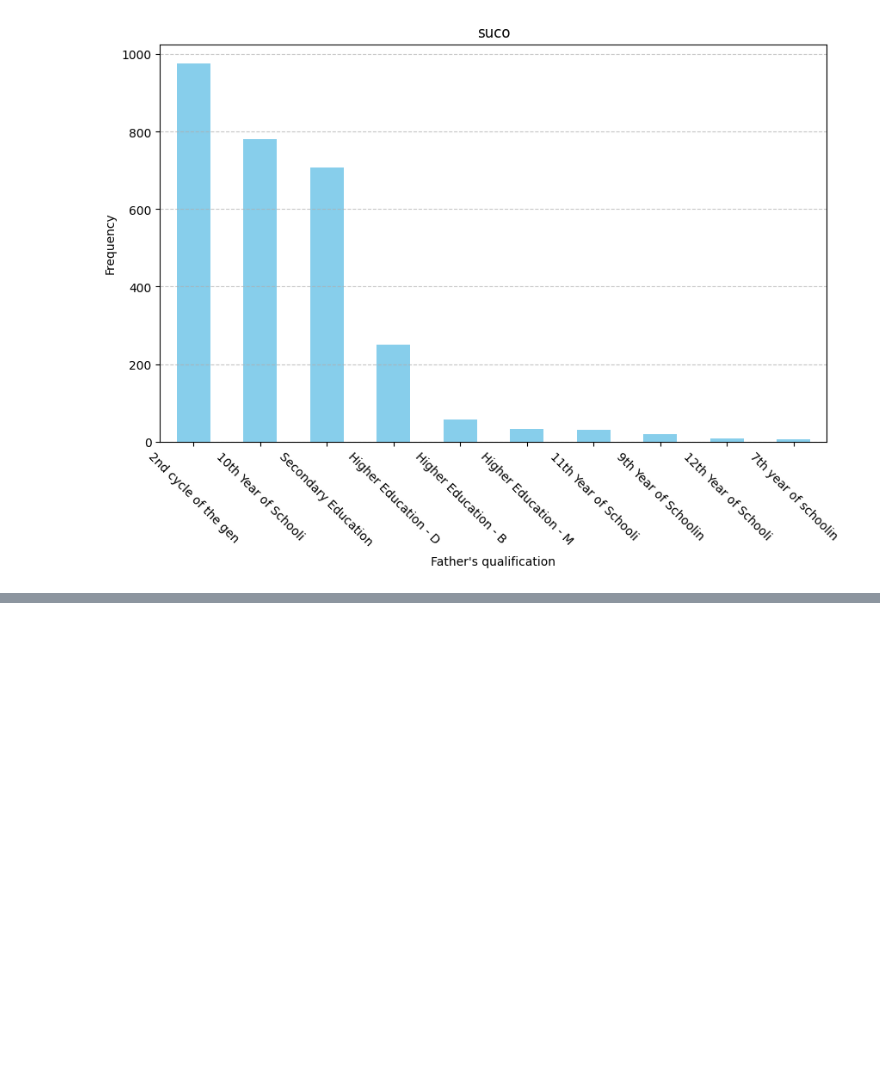
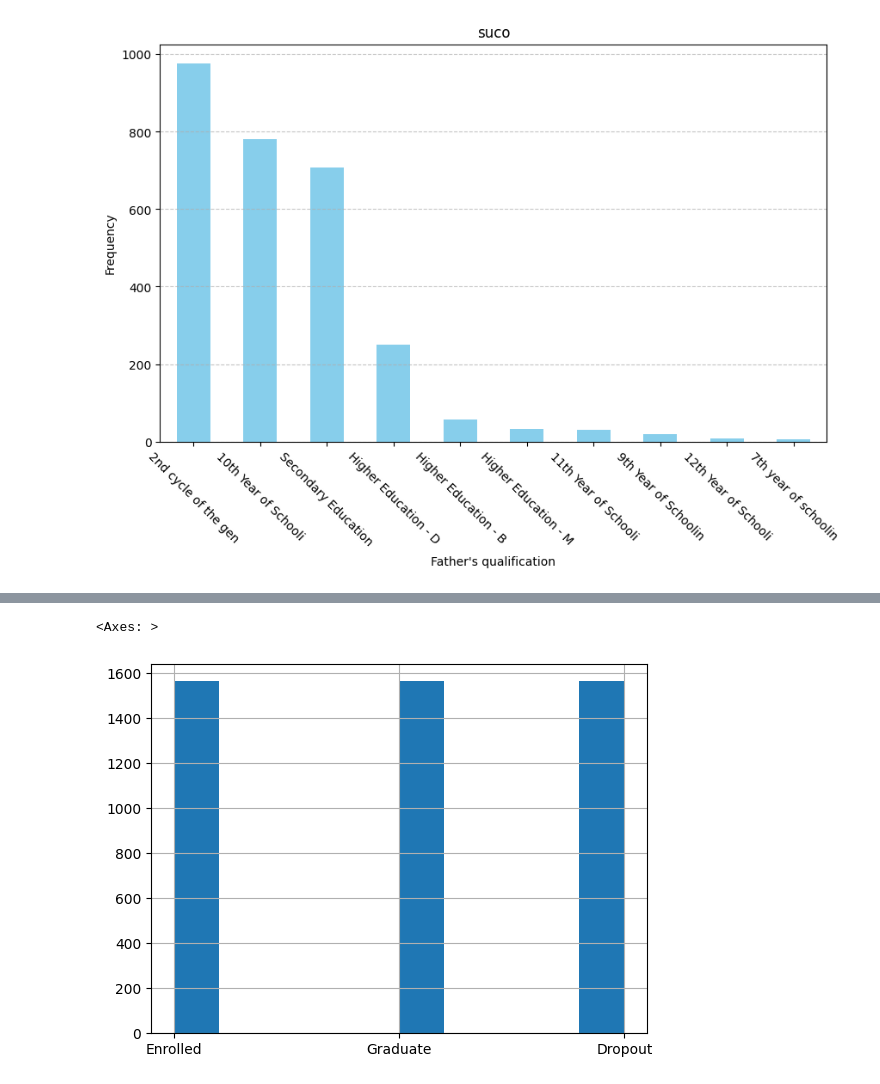
Before and after one commit to felmateos/student-dropout-prediction, a Jupyter notebook: main_FC.ipynb, the cells around one changed output, grey strips where cells are left out. Saved outputs shown, nothing was run; the diff lists cells and outputs as text; code cells hidden in the pictures; blank space fills up the shorter version.

```diff
--- a/main.ipynb
+++ b/main_FC.ipynb
@@ -157,0 +194,3 @@ plot_freq(X_train, 'Father\'s qualification', father_quali_legend, plt)
+# %%
+tl = TomekLinks(sampling_strategy='majority')
+X_train_tl, y_train_tl = tl.fit_resample(X_train, y_train)
@@ -157,0 +203,8 @@ plot_freq(X_train, 'Father\'s qualification', father_quali_legend, plt)
+# %%
+sm = SMOTE(sampling_strategy='not majority')
+X_train_tl_sm, y_train_tl_sm = sm.fit_resample(X_train_tl, y_train_tl)
+# %%
+y_train_tl_sm.hist()
+# %% [output]
+<Axes: >
+[figure, added]
```
Also changed, not shown: parts of 13 cells of this notebook, 4 other files.
